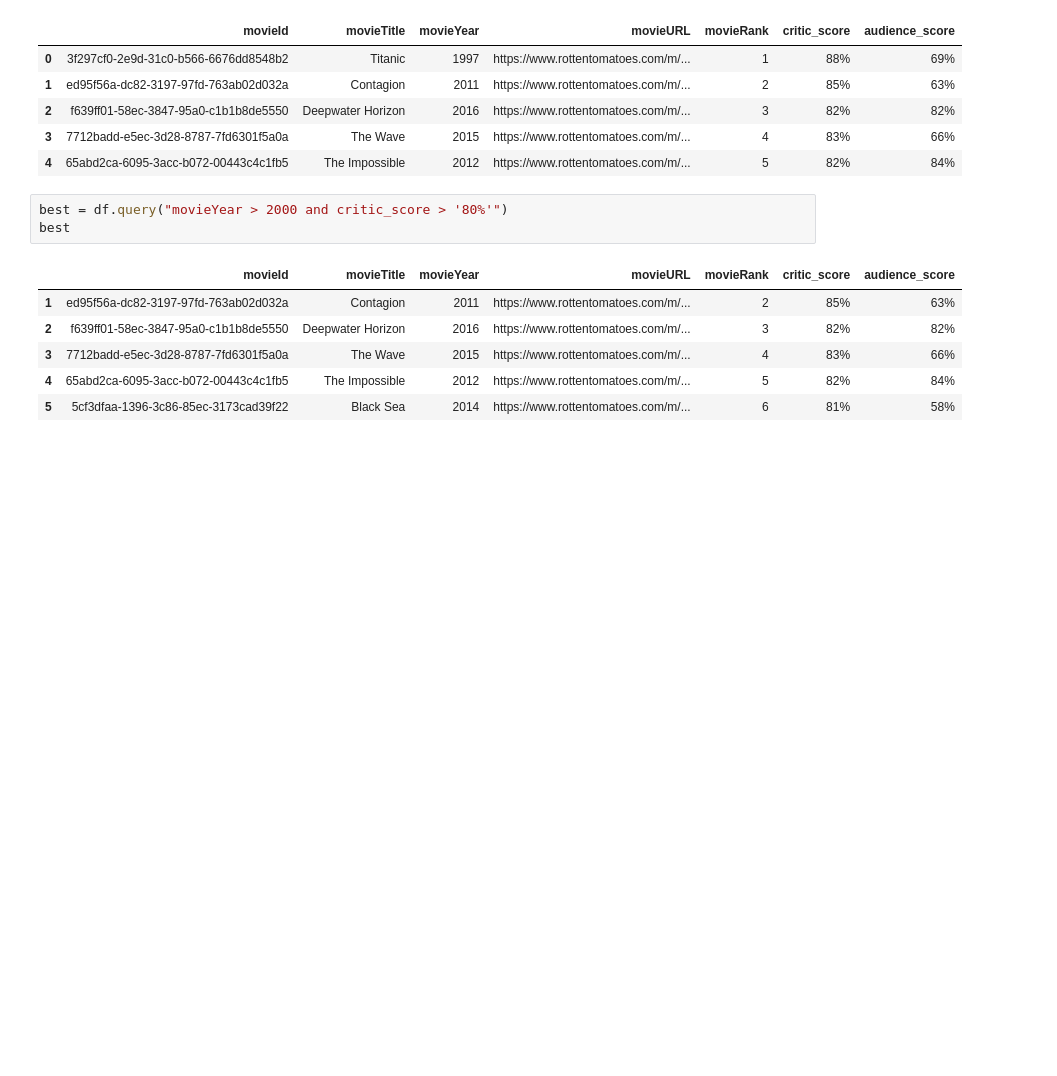
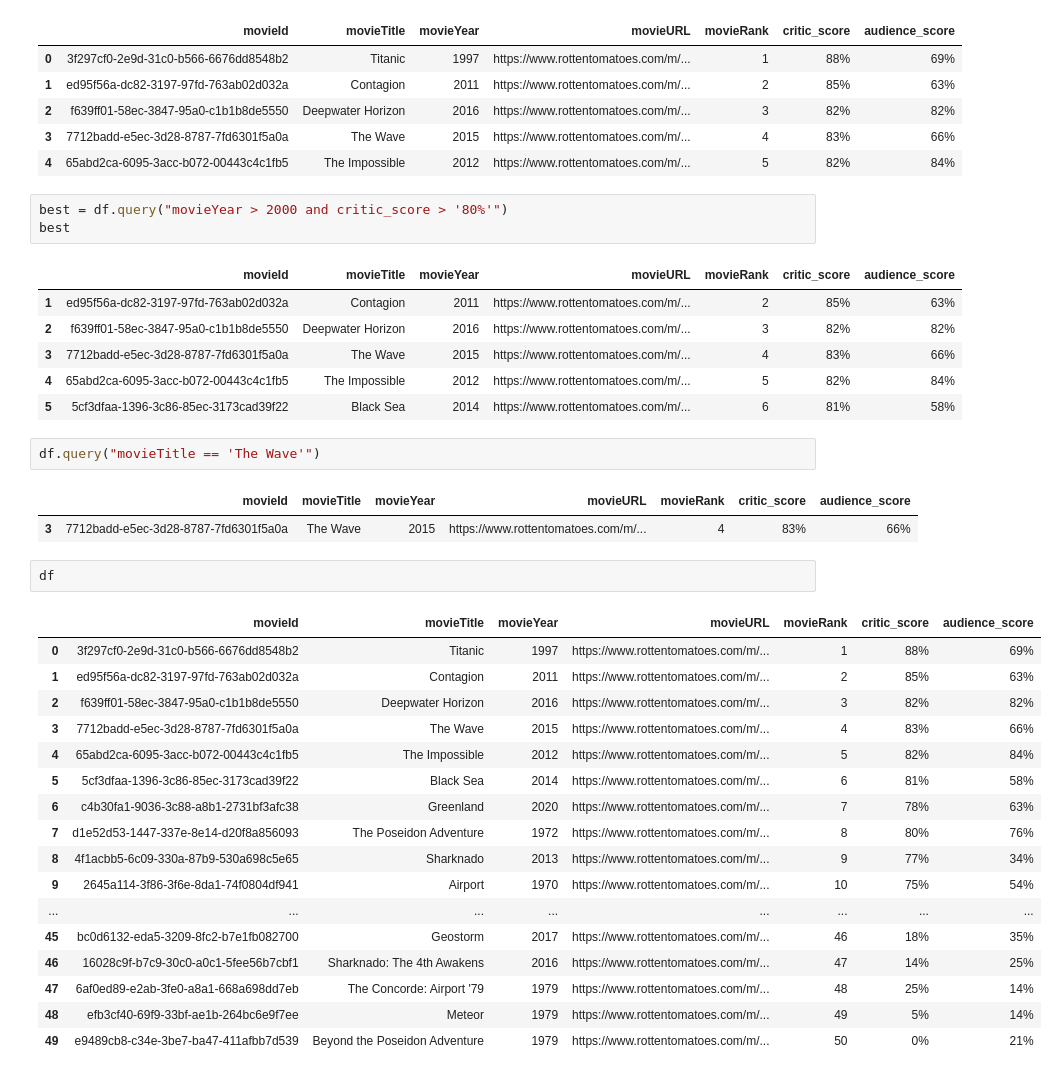
Before and after one commit to theujjwalmishra/python-foundations-and-analytics, a Jupyter notebook: pandas/03_Data_Filtering.ipynb, the cells around one changed output. Cells and saved outputs as stored; diff of their text form; blank space fills up the shorter version.

```diff
--- a/pandas/03_Data_Filtering.ipynb
+++ b/pandas/03_Data_Filtering.ipynb
@@ -21,3 +21,28 @@ best
 | 3 | 7712badd-e5ec-3d28-8787-7fd6301f5a0a | The Wave | 2015 | https://www.rottentomatoes.com/m/... | 4 | 83% | 66% |
 | 4 | 65abd2ca-6095-3acc-b072-00443c4c1fb5 | The Impossible | 2012 | https://www.rottentomatoes.com/m/... | 5 | 82% | 84% |
 | 5 | 5cf3dfaa-1396-3c86-85ec-3173cad39f22 | Black Sea | 2014 | https://www.rottentomatoes.com/m/... | 6 | 81% | 58% |
+# %%
+df.query("movieTitle == 'The Wave'")
+# %% [output]
+|  | movieId | movieTitle | movieYear | movieURL | movieRank | critic_score | audience_score |
+| 3 | 7712badd-e5ec-3d28-8787-7fd6301f5a0a | The Wave | 2015 | https://www.rottentomatoes.com/m/... | 4 | 83% | 66% |
+# %%
+df
+# %% [output]
+|  | movieId | movieTitle | movieYear | movieURL | movieRank | critic_score | audience_score |
+| 0 | 3f297cf0-2e9d-31c0-b566-6676dd8548b2 | Titanic | 1997 | https://www.rottentomatoes.com/m/... | 1 | 88% | 69% |
+| 1 | ed95f56a-dc82-3197-97fd-763ab02d032a | Contagion | 2011 | https://www.rottentomatoes.com/m/... | 2 | 85% | 63% |
+| 2 | f639ff01-58ec-3847-95a0-c1b1b8de5550 | Deepwater Horizon | 2016 | https://www.rottentomatoes.com/m/... | 3 | 82% | 82% |
+| 3 | 7712badd-e5ec-3d28-8787-7fd6301f5a0a | The Wave | 2015 | https://www.rottentomatoes.com/m/... | 4 | 83% | 66% |
+| 4 | 65abd2ca-6095-3acc-b072-00443c4c1fb5 | The Impossible | 2012 | https://www.rottentomatoes.com/m/... | 5 | 82% | 84% |
+| 5 | 5cf3dfaa-1396-3c86-85ec-3173cad39f22 | Black Sea | 2014 | https://www.rottentomatoes.com/m/... | 6 | 81% | 58% |
+| 6 | c4b30fa1-9036-3c88-a8b1-2731bf3afc38 | Greenland | 2020 | https://www.rottentomatoes.com/m/... | 7 | 78% | 63% |
+| 7 | d1e52d53-1447-337e-8e14-d20f8a856093 | The Poseidon Adventure | 1972 | https://www.rottentomatoes.com/m/... | 8 | 80% | 76% |
+| 8 | 4f1acbb5-6c09-330a-87b9-530a698c5e65 | Sharknado | 2013 | https://www.rottentomatoes.com/m/... | 9 | 77% | 34% |
+| 9 | 2645a114-3f86-3f6e-8da1-74f0804df941 | Airport | 1970 | https://www.rottentomatoes.com/m/... | 10 | 75% | 54% |
+| ... | ... | ... | ... | ... | ... | ... | ... |
+| 45 | bc0d6132-eda5-3209-8fc2-b7e1fb082700 | Geostorm | 2017 | https://www.rottentomatoes.com/m/... | 46 | 18% | 35% |
+| 46 | 16028c9f-b7c9-30c0-a0c1-5fee56b7cbf1 | Sharknado: The 4th Awakens | 2016 | https://www.rottentomatoes.com/m/... | 47 | 14% | 25% |
+| 47 | 6af0ed89-e2ab-3fe0-a8a1-668a698dd7eb | The Concorde: Airport '79 | 1979 | https://www.rottentomatoes.com/m/... | 48 | 25% | 14% |
+| 48 | efb3cf40-69f9-33bf-ae1b-264bc6e9f7ee | Meteor | 1979 | https://www.rottentomatoes.com/m/... | 49 | 5% | 14% |
+| 49 | e9489cb8-c34e-3be7-ba47-411afbb7d539 | Beyond the Poseidon Adventure | 1979 | https://www.rottentomatoes.com/m/... | 50 | 0% | 21% |
```
Also changed, not shown: 1 other file.
